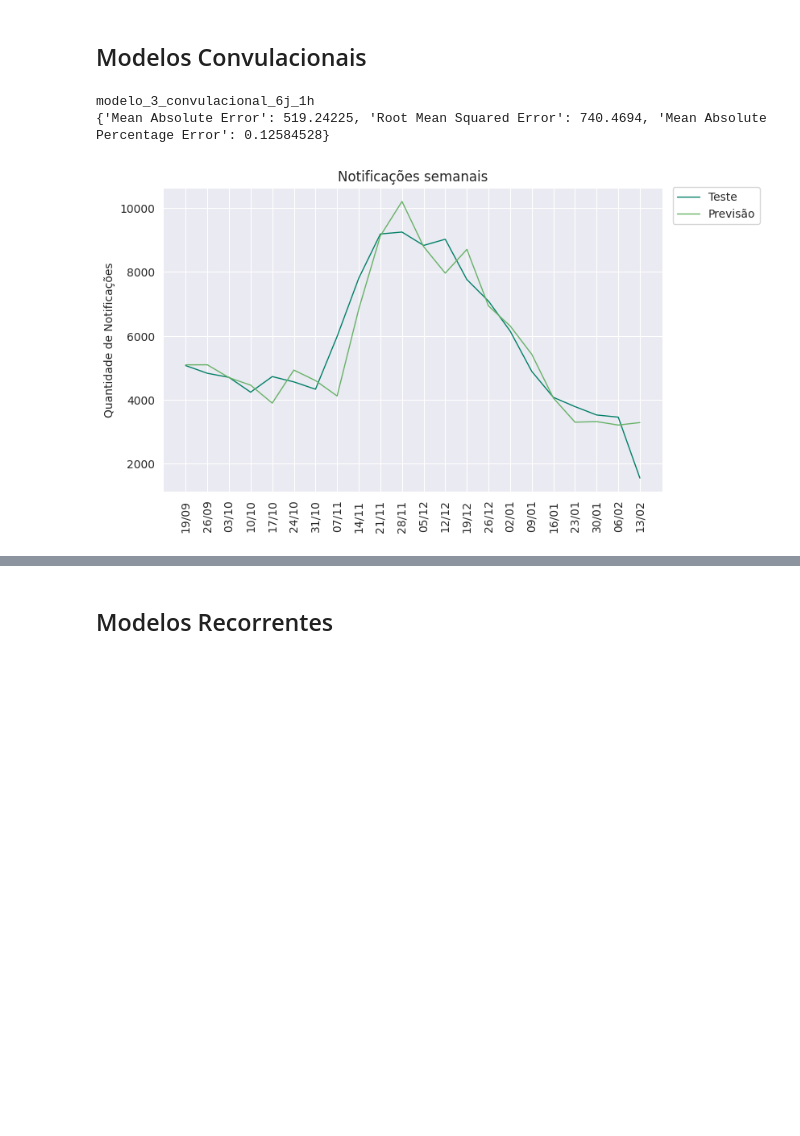
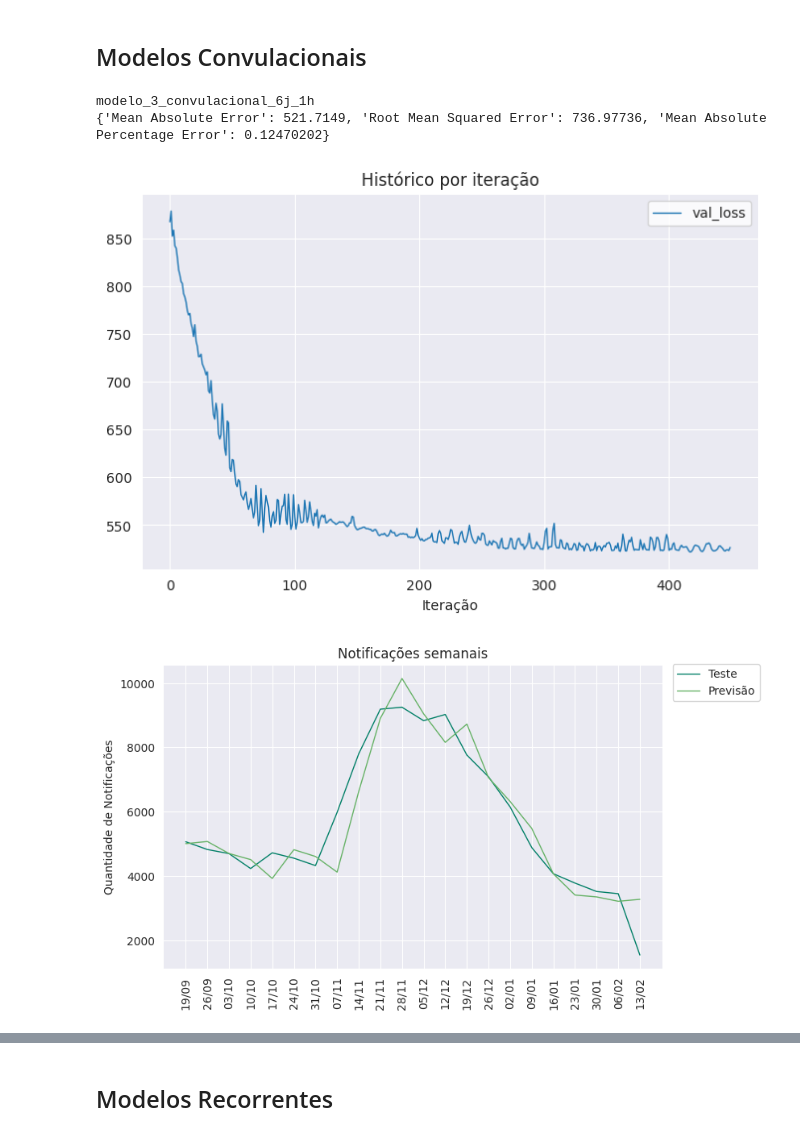
Before and after one commit to flohmannjr/PJI410, a Jupyter notebook: PJI410_projecoes_de_notificacoes.ipynb, the cells around one changed output, grey strips where cells are left out. Cells and saved outputs as stored; diff of their text form; code cells hidden in the pictures; blank space fills up the shorter version.

```diff
--- a/PJI410_projecoes_de_notificacoes.ipynb
+++ b/PJI410_projecoes_de_notificacoes.ipynb
@@ -70,9 +70,9 @@ SAIDA_ATIVACAO = 'linear'
 PERDA       = 'mae'
 OTIMIZADOR  = Adam
 APRENDIZADO = 0.001
-METRICAS    = ['mae', 'mse']
+# METRICAS    = ['mae', 'mse']
 
-ITERACOES = 1000
+ITERACOES = 500
 # %% [markdown]
 ## Funções
 # %%
@@ -221,18 +228,25 @@ for potencia in range(PROFUNDO_POTENCIA_INICIAL, PROFUNDO_POTENCIA_FINAL):
 modelos[MODELO_NUMERO].add(Dense(units=PROFUNDO_CONSOLIDACAO, activation=CAMADA_ATIVACAO, name='camada_consolidacao'))
 modelos[MODELO_NUMERO].add(Dense(units=HORIZONTE_TAMANHO, activation=SAIDA_ATIVACAO, name='camada_saida'))
 
-modelos[MODELO_NUMERO], metricas[MODELO_NUMERO], previsoes = finalizar_modelo(modelos[MODELO_NUMERO], modelo_nome, janelas_treino, horizontes_treino, janelas_teste, horizontes_teste)
+finalizacoes = finalizar_modelo(modelos[MODELO_NUMERO], modelo_nome, janelas_treino, horizontes_treino, janelas_teste, horizontes_teste)
+
+historico               = finalizacoes[0]
+modelos[MODELO_NUMERO]  = finalizacoes[1]
+previsoes               = finalizacoes[2]
+metricas[MODELO_NUMERO] = finalizacoes[3]
 
 print(modelo_nome)
 print(metricas[MODELO_NUMERO])
 print()
 
-MODELO_NUMERO += 1
+grafico_historico_por_iteracao(historico, ['val_loss'], 50)
+print()
 
 grafico_series(X_teste=X_test[-len(janelas_teste):], y_teste=horizontes_teste[:, -1],
                X_previsao=X_test[-len(janelas_teste):], y_previsao=previsoes[:, -1])
+print()
 
-print()
+MODELO_NUMERO += 1
 # %% [output]
 modelo_2_denso_profundo_6j_1h
 {'Mean Absolute Error': 488.00818, 'Root Mean Squared Error': 727.22925, 'Mean Absolute Percentage Error': 0.11584402}
@@ -246,40 +261,48 @@ Wall time: 1min 24s
 
 set_global_determinism(seed=SEMENTE)
 
 # for JANELA_TAMANHO in range(JANELA_TAMANHO_INICIAL, JANELA_TAMANHO_FINAL):
 
 janelas, horizontes = criar_janelas(quantidades, JANELA_TAMANHO, HORIZONTE_TAMANHO)
 
 janelas_treino, janelas_teste, horizontes_treino, horizontes_teste = separar_janelas_treino_teste(janelas, horizontes, tamanho_teste=0.2)
 
 modelo_nome = f'modelo_{MODELO_NUMERO}_convulacional_{JANELA_TAMANHO}j_{HORIZONTE_TAMANHO}h'
 
 modelos[MODELO_NUMERO] = Sequential(name=modelo_nome)
 
 modelos[MODELO_NUMERO].add(Lambda(lambda x: tf.expand_dims(x, axis=1), name='camada_lambda'))  # Adiciona uma dimensão aos dados.
 
 modelos[MODELO_NUMERO].add(Conv1D(filters=CAMADA_UNIDADES,
-                                    kernel_size=JANELA_TAMANHO,
-                                    kernel_initializer=CAMADA_INICIALIZADOR,
-                                    padding='causal',
-                                    activation=CAMADA_ATIVACAO,
-                                    name='camada_convulacional'))
+                                  kernel_size=JANELA_TAMANHO,
+                                  kernel_initializer=CAMADA_INICIALIZADOR,
+                                  padding='causal',
+                                  activation=CAMADA_ATIVACAO,
+                                  name='camada_convulacional'))
 
 modelos[MODELO_NUMERO].add(Dense(units=HORIZONTE_TAMANHO, activation=SAIDA_ATIVACAO, name='camada_saida'))
 
-modelos[MODELO_NUMERO], metricas[MODELO_NUMERO], previsoes = finalizar_modelo(modelos[MODELO_NUMERO], modelo_nome, janelas_treino, horizontes_treino, janelas_teste, horizontes_teste)
+finalizacoes = finalizar_modelo(modelos[MODELO_NUMERO], modelo_nome, janelas_treino, horizontes_treino, janelas_teste, horizontes_teste)
+
+historico               = finalizacoes[0]
+modelos[MODELO_NUMERO]  = finalizacoes[1]
+previsoes               = finalizacoes[2]
+metricas[MODELO_NUMERO] = finalizacoes[3]
 
 print(modelo_nome)
 print(metricas[MODELO_NUMERO])
 print()
 
-MODELO_NUMERO += 1
+grafico_historico_por_iteracao(historico, ['val_loss'], 50)
+print()
 
 grafico_series(X_teste=X_test[-len(janelas_teste):], y_teste=tf.squeeze(horizontes_teste),
                X_previsao=X_test[-len(janelas_teste):], y_previsao=tf.squeeze(previsoes))
+print()
 
-print()
+MODELO_NUMERO += 1
 # %% [output]
 modelo_3_convulacional_6j_1h
-{'Mean Absolute Error': 519.24225, 'Root Mean Squared Error': 740.4694, 'Mean Absolute Percentage Error': 0.12584528}
+{'Mean Absolute Error': 521.7149, 'Root Mean Squared Error': 736.97736, 'Mean Absolute Percentage Error': 0.12470202}
-[figure, old version]
+[figure, new version]
+[figure, added]
```
Also changed, not shown: parts of 9 cells of this notebook.
